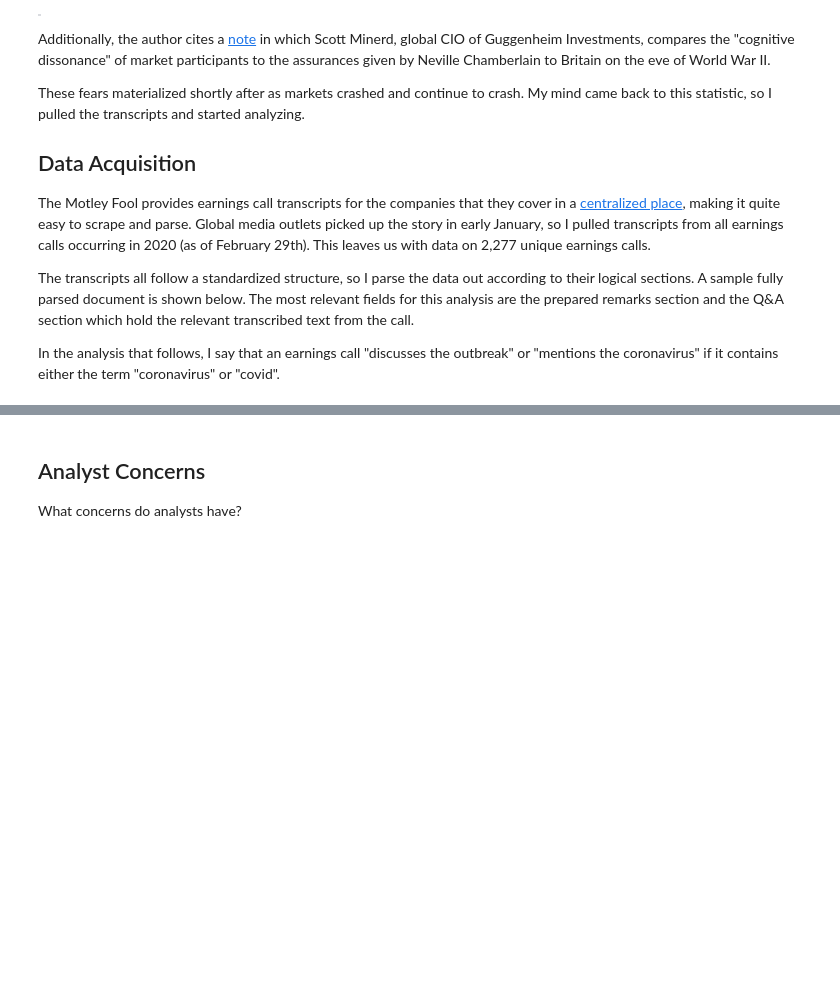
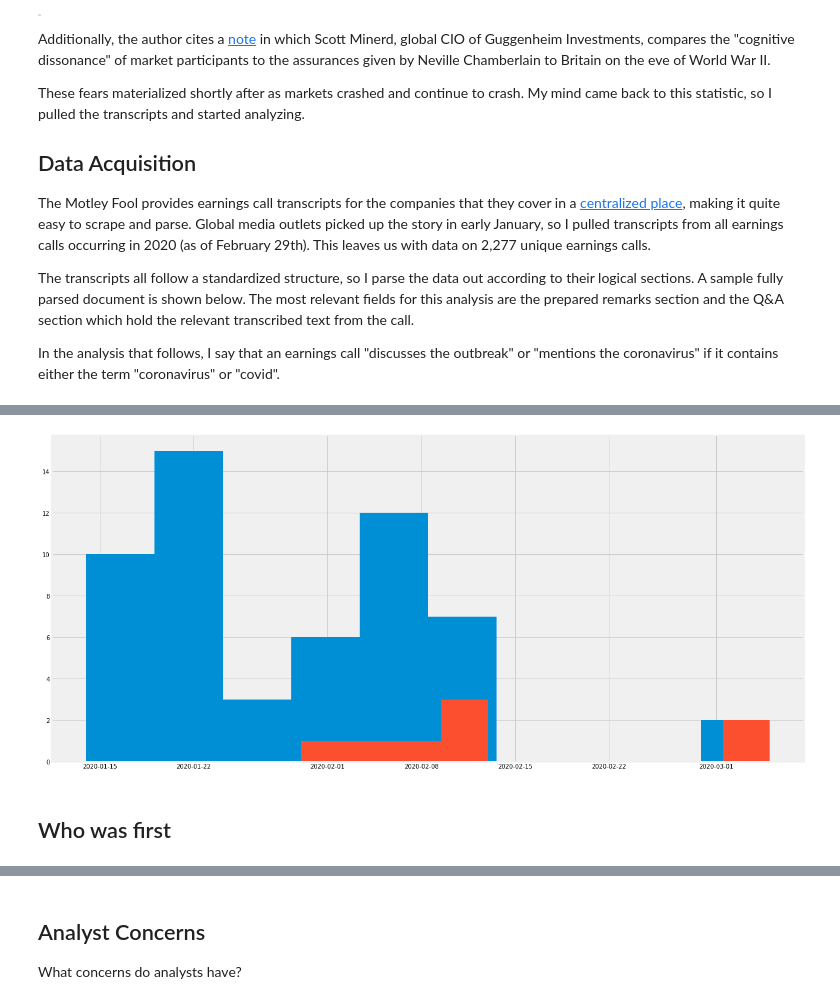
Before and after one commit to llefebure/misc, a Jupyter notebook: coronavirus-earnings-calls/Coronavirus in Earnings Calls.ipynb, the cells around one changed output, grey strips where cells are left out. Cells and saved outputs as stored; diff of their text form; code cells hidden in the pictures; blank space fills up the shorter version.

```diff
--- a/coronavirus-earnings-calls/Coronavirus in Earnings Calls.ipynb
+++ b/coronavirus-earnings-calls/Coronavirus in Earnings Calls.ipynb
@@ -104,0 +135,10 @@ ax.legend(["Total count", "Count mentioning coronavirus"]);
+# %%
+# Financials stacked towards beginning of year. Time confounds the graph above.
+sec = "Financials"
+plt.figure(figsize=(20, 10))
+df[df.Sector == sec].date.hist()
+df[(df.Sector == sec) & df.any_cv].date.hist();
+# %% [output]
+[figure, added]
+# %% [markdown]
+## Who was first
```
Also changed, not shown: parts of 30 cells of this notebook, 3 other files.
